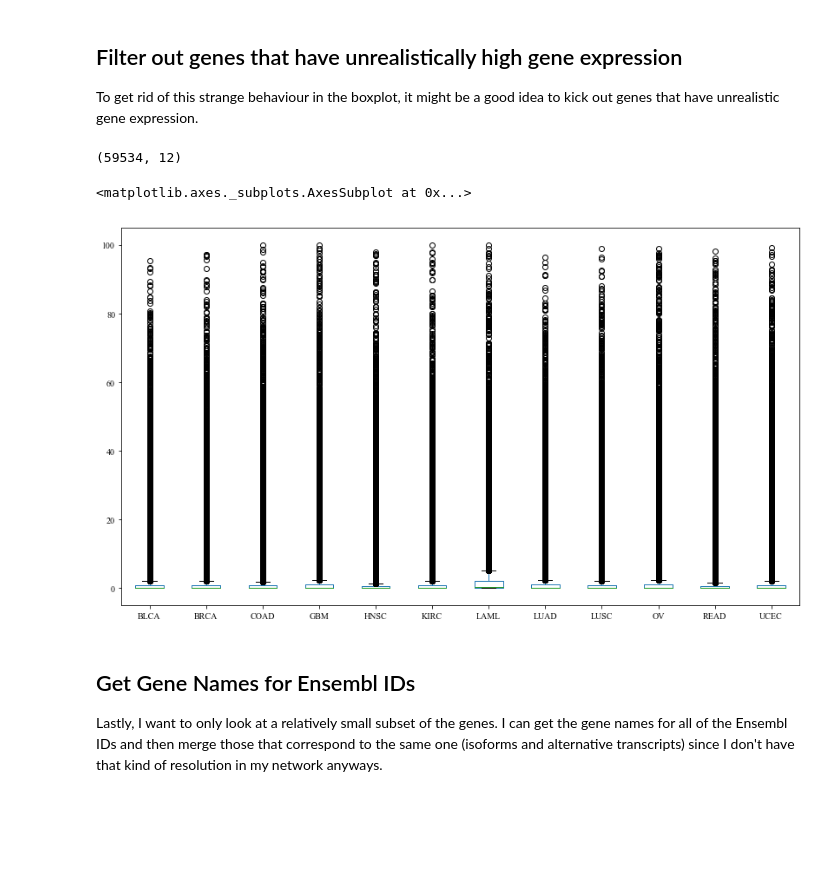
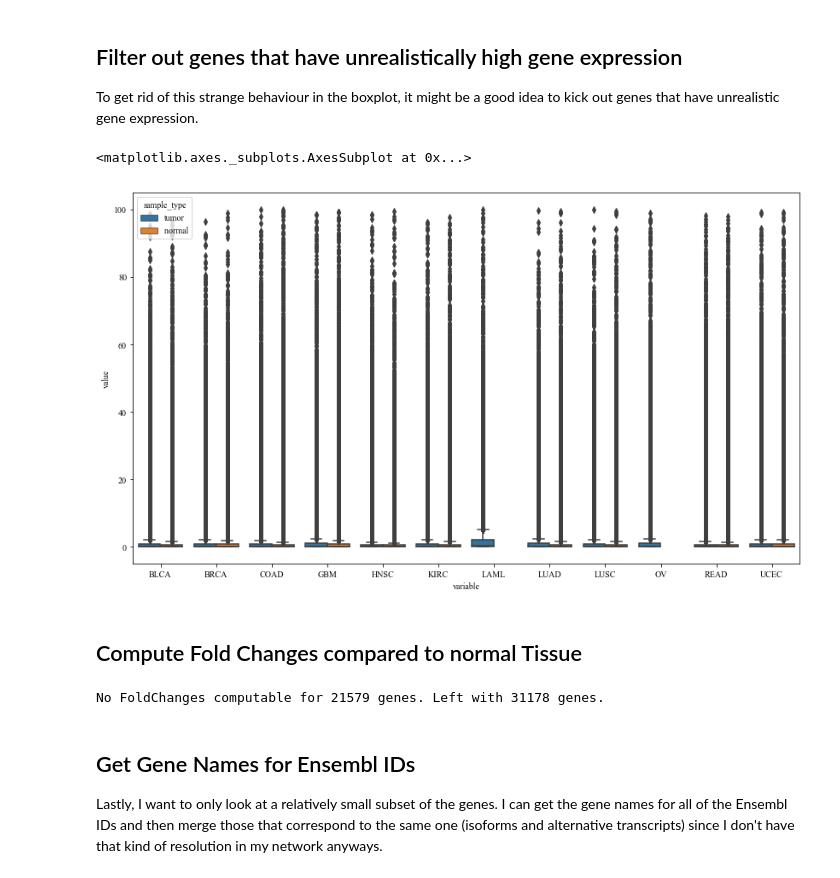
Before and after one commit to schulter/EMOGI, a Jupyter notebook: pancancer/expression/process_geneexpression_TCGA.ipynb, the cells around one changed output. Saved outputs shown, nothing was run; the diff lists cells and outputs as text; code cells hidden in the pictures; blank space fills up the shorter version.

```diff
--- a/pancancer/expression/process_geneexpression_TCGA.ipynb
+++ b/pancancer/expression/process_geneexpression_TCGA.ipynb
@@ -33,6 +42,16 @@ names = get_filenames('../../data/pancancer/TCGA/expression/download/')
 # %%
-all_dfs = []
-for fname in names:
-    ge_df = pd.read_csv(fname, compression='gzip', sep='\t', header=None, names=['ID', os.path.basename(fname)])
-    ge_df.set_index('ID', inplace=True)
-    all_dfs.append(ge_df)
+path_sample_matrix = '../../data/pancancer/TCGA/expression/sample_matrix_geneexpression.tsv'
+
+if not os.path.exists(path_sample_matrix):
+    all_dfs = []
+    for fname in names:
+        ge_df = pd.read_csv(fname, compression='gzip', sep='\t', header=None, names=['ID', os.path.basename(fname)])
+        ge_df.set_index('ID', inplace=True)
+        all_dfs.append(ge_df)
+    print ("Collected {} DataFrames corresponding to a RNA-seq experiment each".format(len(all_dfs)))
+    sample_matrix = pd.concat(all_dfs, axis=1)
+    print ("Concatenated experiments to obtain sample matrix of shape {}".format(sample_matrix.shape))
+    sample_matrix.to_csv(path_sample_matrix, sep='\t', compression='gzip')
+else:
+    print ("Reading Data Matrix from disk...")
+    sample_matrix = pd.read_csv(path_sample_matrix, sep='\t')
@@ -83,0 +174,3 @@ mean_matrix.plot(kind='box', figsize=(14, 8))
+# %%
+m = meta_data[['file_name', 'cancertype', 'sample_type_simple']].set_index('file_name')
+samples_with_ctype = sample_matrix.T.join(m)
@@ -84,12 +182,28 @@ mean_matrix.plot(kind='box', figsize=(14, 8))
 # %% [markdown]
 ## Filter out genes that have unrealistically high gene expression
 To get rid of this strange behaviour in the boxplot, it might be a good idea to kick out genes that have unrealistic gene expression.
-# %%
-mean_matrix_filtered = mean_matrix[mean_matrix.max(axis=1) < 100]
-print (mean_matrix_filtered.shape)
-mean_matrix_filtered.plot(kind='box', figsize=(14, 8))
-# %% [output]
-(59534, 12)
-<matplotlib.axes._subplots.AxesSubplot at 0x...>
-[figure, removed]
+# %%
+# save the IDs
+t = samples_with_ctype.drop(['cancertype', 'sample_type_simple'], axis=1, errors='ignore')[samples_with_ctype.index == 'ID']
+
+# compute mean and re-introduce the IDs
+mean_ge_tumor = samples_with_ctype[samples_with_ctype.sample_type_simple == 'tumor'].fillna(0).groupby('cancertype').mean().T
+mean_ge_tumor['ID'] = t.T
+mean_ge_tumor.set_index('ID', inplace=True)
+mean_ge_tumor_filtered = mean_ge_tumor[mean_ge_tumor.max(axis=1) < max_reads]
+# %%
+mean_ge_normal = samples_with_ctype[samples_with_ctype.sample_type_simple == 'normal'].fillna(0).groupby('cancertype').mean().T
+mean_ge_normal['ID'] = t.T
+mean_ge_normal.set_index('ID', inplace=True)
+mean_ge_normal_filtered = mean_ge_normal[mean_ge_normal.max(axis=1) < max_reads]
+# %%
+all_geneexpression = pd.concat((mean_ge_tumor_filtered, mean_ge_normal_filtered))
+all_geneexpression['sample_type'] = ['tumor']*mean_ge_tumor_filtered.shape[0] + ['normal']*mean_ge_normal_filtered.shape[0]
+t = pd.melt(all_geneexpression, id_vars='sample_type')
+
+fig = plt.figure(figsize=(14, 8))
+seaborn.boxplot(data=t, x='variable', y='value', hue='sample_type')
+# %% [output]
+<matplotlib.axes._subplots.AxesSubplot at 0x...>
+[figure, added]
 # %%
@@ -96,0 +212,2 @@ mean_matrix_filtered.to_csv('../../data/pancancer/TCGA/expression/mean_matrix_fi
+# %% [markdown]
+## Compute Fold Changes compared to normal Tissue
@@ -97,3 +226,8 @@ mean_matrix_filtered.to_csv('../../data/pancancer/TCGA/expression/mean_matrix_fi
+# %%
+fc_df.replace([np.inf, -np.inf], np.nan, inplace=True)
+print ("No FoldChanges computable for {} genes. Left with {} genes.".format(fc_df[fc_df.isnull().any(axis=1)].shape[0], fc_df[~fc_df.isnull().any(axis=1)].shape[0]))
+# %% [output]
+No FoldChanges computable for 21579 genes. Left with 31178 genes.
 # %% [markdown]
 ## Get Gene Names for Ensembl IDs
 Lastly, I want to only look at a relatively small subset of the genes. I can get the gene names for all of the Ensembl IDs and then merge those that correspond to the same one (isoforms and alternative transcripts) since I don't have that kind of resolution in my network anyways.
```
Also changed, not shown: parts of 37 cells of this notebook.
